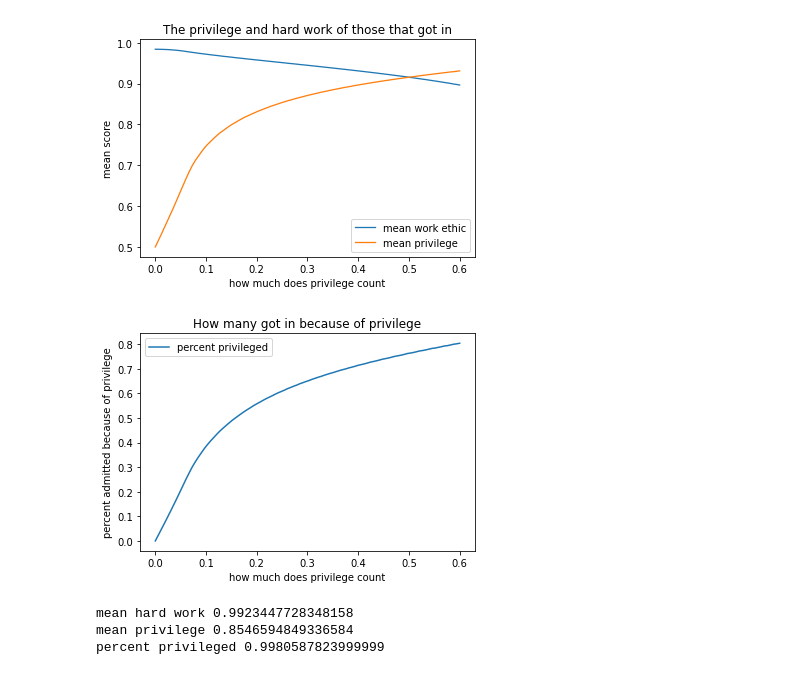
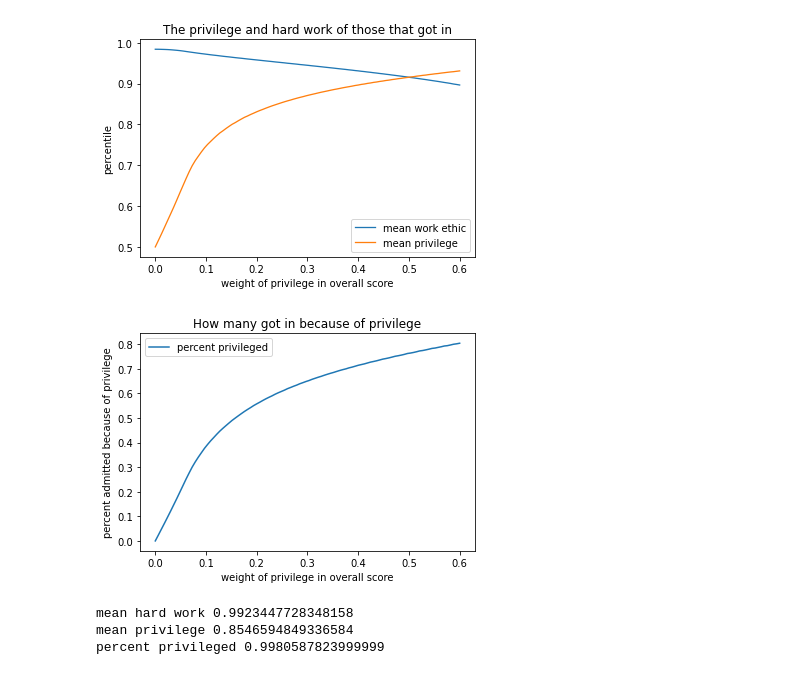
Before and after one commit to EthanMWalker/privilege, a Jupyter notebook: bias.ipynb, the cells around one changed output. Saved outputs shown, nothing was run; the diff lists cells and outputs as text; code cells hidden in the pictures.

```diff
--- a/bias.ipynb
+++ b/bias.ipynb
@@ -41,45 +41,45 @@ def simulate(bias):
         bias_top = candidates[:,2].argsort()[-1085:]
         work_top = candidates[:,1].argsort()[-1085:]
         work  += candidates[bias_top][:,1].mean()
         priv += candidates[bias_top][:,0].mean()
         perc += 1 - len(np.intersect1d(bias_top,work_top))/1085
     mean_work = work/m
     mean_priv = priv/m
     privileged = perc/m
     return mean_work, mean_priv, privileged
 
-with Pool(8) as p:
-    temp = p.map(simulate, biases)
-temp = np.array(temp)
+# with Pool(8) as p:
+#     temp = p.map(simulate, biases)
+# temp = np.array(temp)
 
-with open('unrefined.pickle','wb') as out:
-    pickle.dump(temp, out)
-# with open('unrefined.pickle','rb') as in_file:
-#     temp = pickle.load(in_file)
+# with open('unrefined.pickle','wb') as out:
+#     pickle.dump(temp, out)
+with open('unrefined.pickle','rb') as in_file:
+    temp = pickle.load(in_file)
 
 mean_work = temp[:,0]
 mean_priv = temp[:,1]
 privileged = temp[:,2]
 
 plt.plot(biases, mean_work, label='mean work ethic',lw=1.3)
 plt.plot(biases, mean_priv, label='mean privilege',lw=1.3)
 plt.legend()
 plt.title('The privilege and hard work of those that got in')
-plt.xlabel('how much does privilege count')
-plt.ylabel('mean score')
+plt.xlabel('weight of privilege in overall score')
+plt.ylabel('percentile')
 plt.savefig('means_against_bias')
 plt.show()
 
 plt.plot(biases, privileged, label='percent privileged')
-plt.xlabel('how much does privilege count')
+plt.xlabel('weight of privilege in overall score')
 plt.ylabel('percent admitted because of privilege')
 plt.title('How many got in because of privilege')
 plt.legend()
 plt.savefig('percent_privileged')
 plt.show()
 # %% [output]
-[figure, old version]
+[figure, new version]
-[figure, old version]
+[figure, new version]
 # %%
 num_candidates = 100000
 num_positions = 500
```
Also changed, not shown: parts of 1 cell of this notebook, 6 other files.
